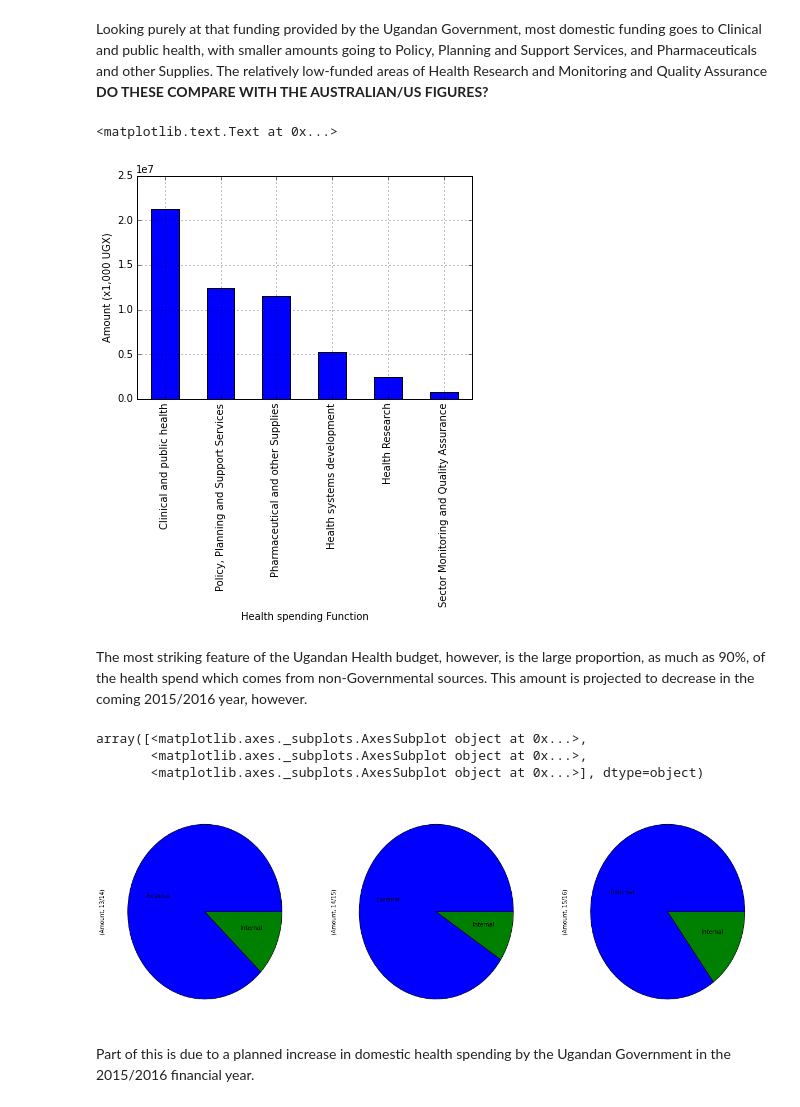
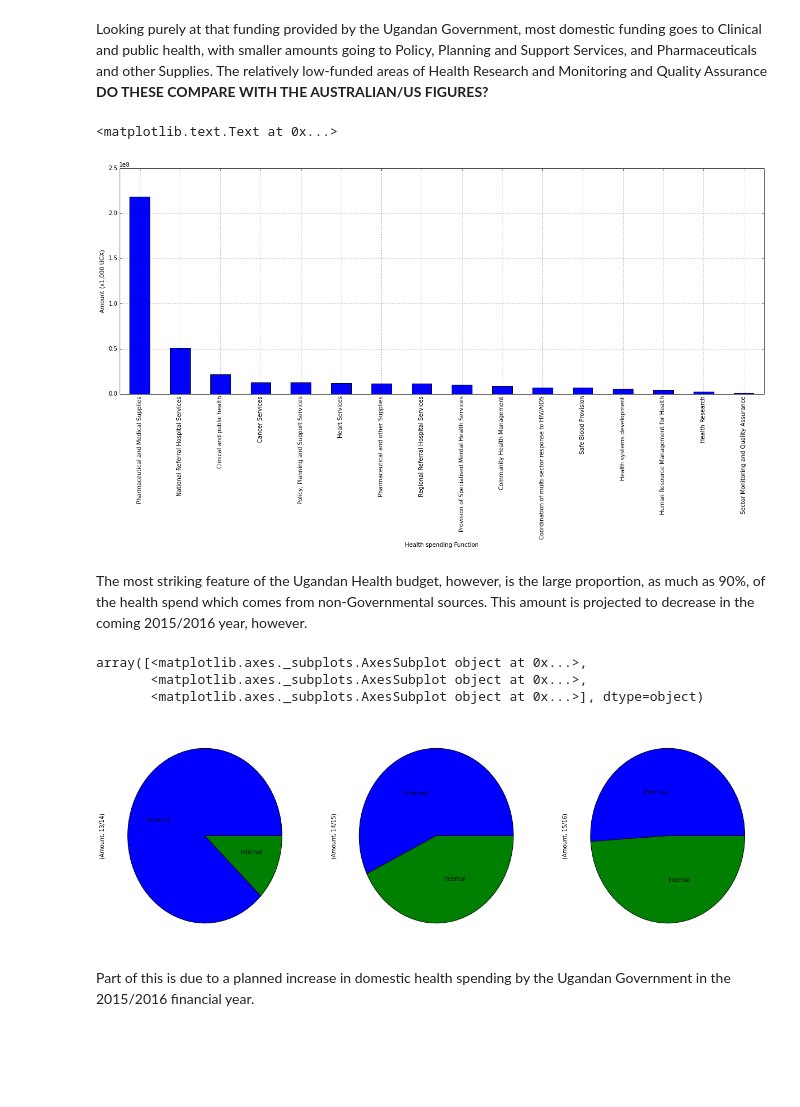
Before and after one commit to forsakendaemon/uganda, a Jupyter notebook: Uganda Health Financing.ipynb, the cells around one changed output. Cells and saved outputs as stored; diff of their text form; code cells hidden in the pictures; blank space fills up the shorter version.

```diff
--- a/Uganda Health Financing.ipynb
+++ b/Uganda Health Financing.ipynb
@@ -6,8 +6,8 @@ import matplotlib.pyplot as plt
 import numpy as np
 %matplotlib inline
 
-health_budget = pd.read_csv('health_budget.csv')
-aid_funding = pd.read_csv('aid_funding.csv')
+health_budget = pd.read_csv('health_budget.csv', comment='#')
+aid_funding = pd.read_csv('aid_funding.csv', comment='#')
 # %% [markdown]
 Uganda's health system is primarily funded from two sources: The Government of Uganda, and external donors.
 
@@ -56,12 +67,12 @@ plot15.legend(["External", "Internal"])
 Looking purely at that funding provided by the Ugandan Government, most domestic funding goes to Clinical and public health, with smaller amounts going to Policy, Planning and Support Services, and Pharmaceuticals and other Supplies. The relatively low-funded areas of Health Research and Monitoring and Quality Assurance **DO THESE COMPARE WITH THE AUSTRALIAN/US FIGURES?**
 # %%
 health_budget_internal = health_budget[(health_budget["Year"] == "14/15") & (health_budget["Internal"] == "Internal")].groupby("Function").aggregate(np.sum).sort(columns="Amount", ascending=False)
-plothbi = health_budget_internal.plot(kind="bar", legend=None)
+plothbi = health_budget_internal.plot(kind="bar", legend=None, figsize=(20,7))
 plothbi.set_xlabel("Health spending Function")
 plothbi.set_ylabel("Amount (x1,000 UGX)")
 # %% [output]
 <matplotlib.text.Text at 0x...>
-[figure, old version]
+[figure, new version]
 # %% [markdown]
 The most striking feature of the Ugandan Health budget, however, is the large proportion, as much as 90%, of the health spend which comes from non-Governmental sources. This amount is projected to decrease in the coming 2015/2016 year, however.
 # %%
@@ -70,7 +81,7 @@ health_budget[["Year", "Internal", "Amount"]].groupby(["Internal", "Year"]).aggr
 array([<matplotlib.axes._subplots.AxesSubplot object at 0x...>,
        <matplotlib.axes._subplots.AxesSubplot object at 0x...>,
        <matplotlib.axes._subplots.AxesSubplot object at 0x...>], dtype=object)
-[figure, old version]
+[figure, new version]
 # %% [markdown]
 Part of this is due to a planned increase in domestic health spending by the Ugandan Government in the 2015/2016 financial year.
 # %%
```
Also changed, not shown: parts of 3 cells of this notebook, 4 other files.
